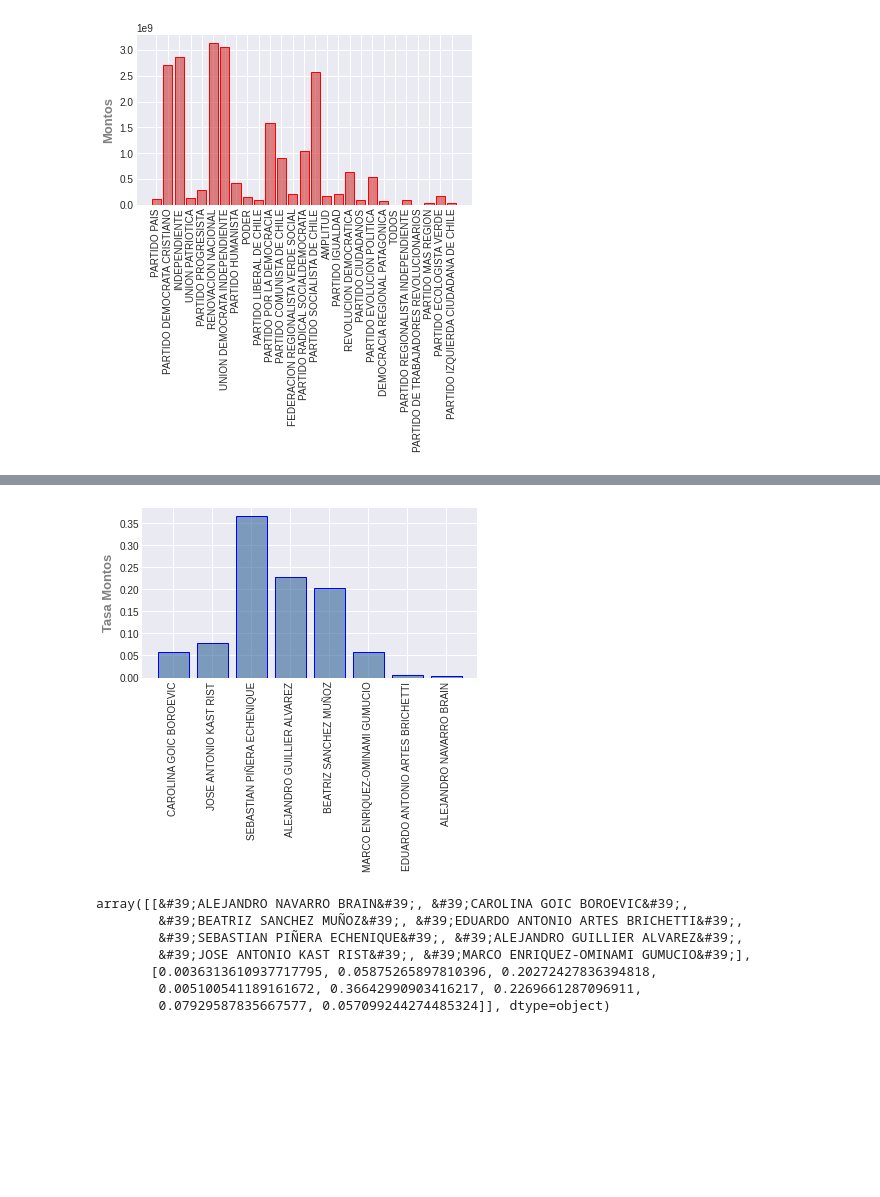
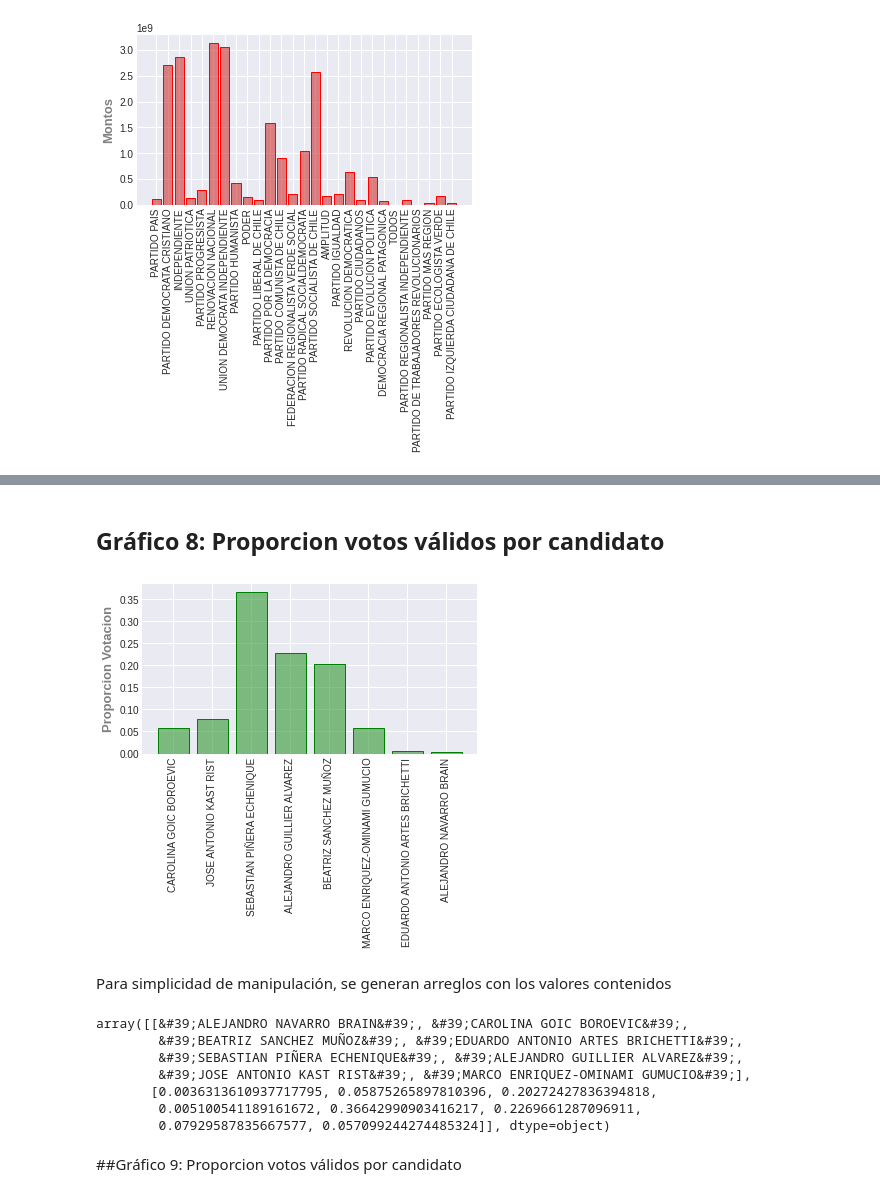
Before and after one commit to wormaza/DatosServel, a Jupyter notebook: elecciones.ipynb, the cells around one changed output, grey strips where cells are left out. Cells and saved outputs as stored; diff of their text form; code cells hidden in the pictures; blank space fills up the shorter version.

```diff
--- a/elecciones.ipynb
+++ b/elecciones.ipynb
@@ -546,19 +625,23 @@ tasas_total = pd.Series(tasa_votos)
 
 resultado_presidencial_voto_valido = pd.concat([resultado_presidencial_voto_valido, tasas.rename("Tasa")], axis=1)
 resultado_presidencial_voto_valido = pd.concat([resultado_presidencial_voto_valido, tasas_total.rename("Tasa Total")], axis=1)
+# %% [markdown]
+## Gráfico 8: Proporcion votos válidos por candidato
 # %%
 plt.style.use('seaborn-darkgrid')
 palette = plt.get_cmap('Set1')
 
-plt.bar(np.arange(len(resultado_presidencial_voto_valido['Candidato'])), resultado_presidencial_voto_valido['Tasa'], color=(0.2, 0.4, 0.6, 0.6),  edgecolor='blue')
+plt.bar(np.arange(len(resultado_presidencial_voto_valido['Candidato'])), resultado_presidencial_voto_valido['Tasa'], color=(0.2, 0.6, 0.2, 0.6),  edgecolor='green')
 plt.xticks(np.arange(len(resultado_presidencial_voto_valido['Candidato'])), resultado_presidencial_voto_valido['Candidato'], rotation=90)
-plt.ylabel('Tasa Montos', fontweight='bold', color = 'grey', fontsize='13')
+plt.ylabel('Proporcion Votacion', fontweight='bold', color = 'grey', fontsize='13')
 # Custom the subplot layout
 plt.subplots_adjust(bottom=0.4, top=0.99)
 plt.savefig('votopresidencial.png')
 plt.show()
 # %% [output]
-[figure, old version]
+[figure, new version]
+# %% [markdown]
+Para simplicidad de manipulación, se generan arreglos con los valores contenidos
 # %%
 tasa_voto_presidencial = []
 for e in candidatos_presidenciales:
@@ -581,6 +664,8 @@ array([[&#39;ALEJANDRO NAVARRO BRAIN&#39;, &#39;CAROLINA GOIC BOROEVIC&#39;,
        [0.0036313610937717795, 0.05875265897810396, 0.20272427836394818,
         0.005100541189161672, 0.36642990903416217, 0.2269661287096911,
         0.07929587835667577, 0.057099244274485324]], dtype=object)
+# %% [markdown]
+##Gráfico 9: Proporcion votos válidos por candidato
 # %%
 plt.style.use('seaborn-darkgrid')
 palette = plt.get_cmap('Set1')
```
Also changed, not shown: parts of 29 cells of this notebook.
